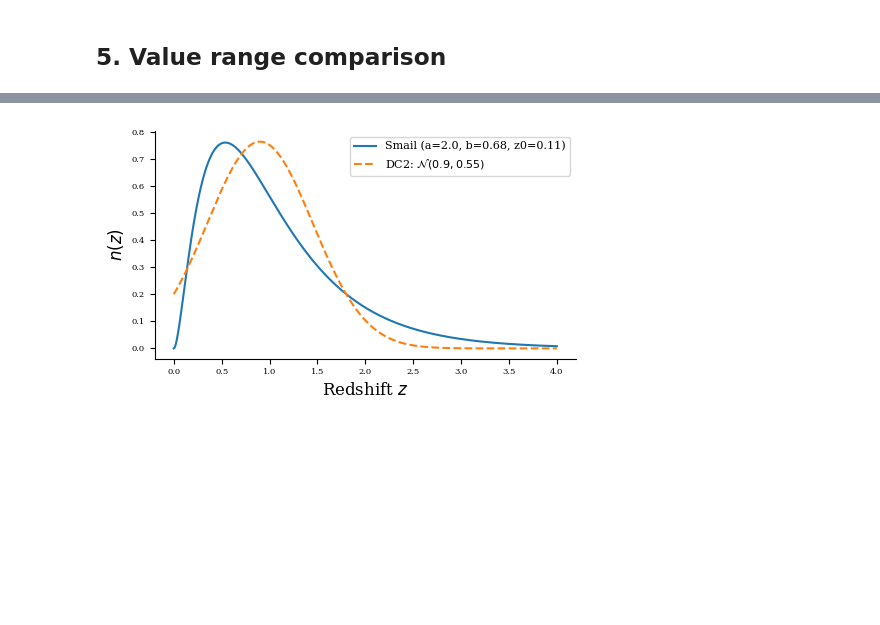
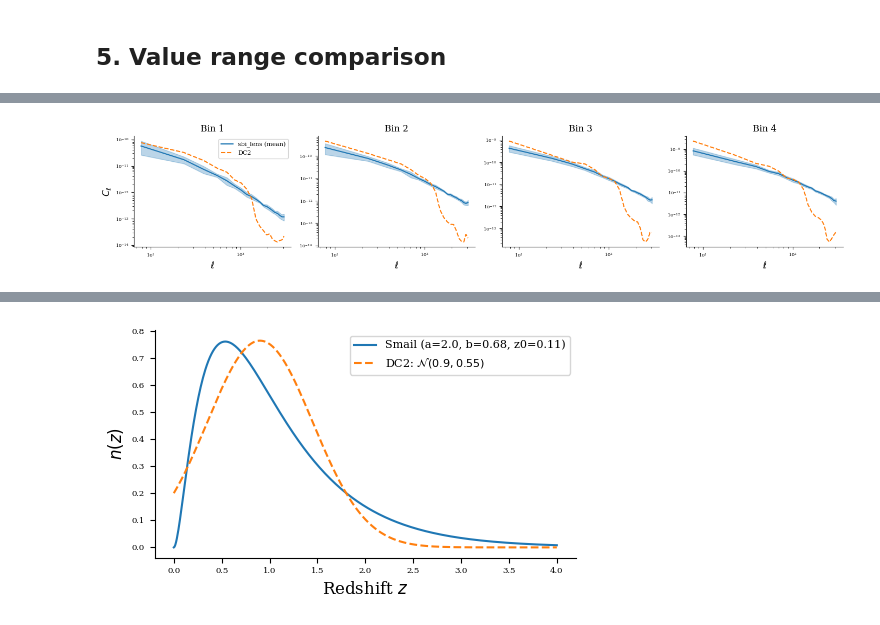
Before and after one commit to prob-ml/blissWL, a Jupyter notebook: maps_to_cosmology/notebooks/verify_dc2_maps.ipynb, the cells around one changed output, grey strips where cells are left out. Drawn from its saved outputs; the diff is of its cells as text; code cells hidden in the pictures; blank space fills up the shorter version.

```diff
--- a/maps_to_cosmology/notebooks/verify_dc2_maps.ipynb
+++ b/maps_to_cosmology/notebooks/verify_dc2_maps.ipynb
@@ -272 +276,83 @@ Standard deviations per bin:
+# %%
+def azimuthal_average_ps(map_2d, pixel_scale_deg):
+    """Compute azimuthally averaged power spectrum of a 2D map.
+
+    Args:
+        map_2d: 2D array (height, width)
+        pixel_scale_deg: pixel size in degrees
+
+    Returns:
+        ell: multipole moments
+        cl: power spectrum C(ell)
+    """
+    ny, nx = map_2d.shape
+    # 2D FFT and power
+    fft2 = np.fft.fft2(map_2d)
+    ps2d = np.abs(fft2) ** 2 / (ny * nx)
+
+    # Frequency grids -> multipole ell = 2*pi*k
+    ky = np.fft.fftfreq(ny, d=pixel_scale_deg)
+    kx = np.fft.fftfreq(nx, d=pixel_scale_deg)
+    kx2d, ky2d = np.meshgrid(kx, ky)
+    k2d = np.sqrt(kx2d**2 + ky2d**2)
+    ell2d = 2 * np.pi * k2d
+
+    # Bin into ell bins
+    ell_max = ell2d.max()
+    n_bins = min(ny, nx) // 2
+    ell_edges = np.linspace(0, ell_max, n_bins + 1)
+    ell_centers = 0.5 * (ell_edges[:-1] + ell_edges[1:])
+
+    cl = np.zeros(n_bins)
+    for i in range(n_bins):
+        mask = (ell2d >= ell_edges[i]) & (ell2d < ell_edges[i + 1])
+        if mask.sum() > 0:
+            cl[i] = ps2d[mask].mean()
+
+    # Normalize: multiply by pixel solid angle (sr) to get C_ell
+    pixel_sr = (np.deg2rad(pixel_scale_deg)) ** 2
+    cl *= pixel_sr
+
+    return ell_centers, cl
+
+
+# Pixel scale: map_size / N for the full square, same for both after cropping
+pixel_scale = map_size / N  # degrees per pixel
+
+n_compare = min(nbins, num_dc2_bins)
+fig, axes = plt.subplots(1, n_compare, figsize=(3.5 * n_compare, 3))
+
+for b in range(n_compare):
+    ax = axes[b]
+
+    # Average power spectrum over sbi_lens samples
+    cls_sbi = []
+    for s in range(n_samples):
+        ell, cl = azimuthal_average_ps(sbi_maps[s, :, :, b], pixel_scale)
+        cls_sbi.append(cl)
+    cls_sbi = np.array(cls_sbi)
+    cl_mean = cls_sbi.mean(axis=0)
+    cl_std = cls_sbi.std(axis=0)
+
+    ax.plot(ell, cl_mean, label="sbi_lens (mean)", color="C0")
+    ax.fill_between(ell, cl_mean - cl_std, cl_mean + cl_std, alpha=0.3, color="C0")
+
+    # DC2 power spectrum (single realization)
+    ell_dc2, cl_dc2 = azimuthal_average_ps(dc2_map[:, :, b], pixel_scale)
+    ax.plot(ell_dc2, cl_dc2, label="DC2", color="C1", linestyle="--")
+
+    ax.set_xscale("log")
+    ax.set_yscale("log")
+    ax.set_title(f"Bin {b+1}", fontsize=fontsize)
+    ax.set_xlabel(r"$\ell$", fontsize=fontsize)
+    if b == 0:
+        ax.set_ylabel(r"$C_\ell$", fontsize=fontsize)
+        ax.legend(fontsize=8)
+    ax.tick_params(axis="both", which="major", labelsize=ticklabelsize)
+    ax.spines[["top", "right"]].set_visible(False)
+
+fig.tight_layout()
+plt.show()
+# %% [output]
+[figure, added]
 # %% [markdown]
```
Also changed, not shown: parts of 5 cells of this notebook.
